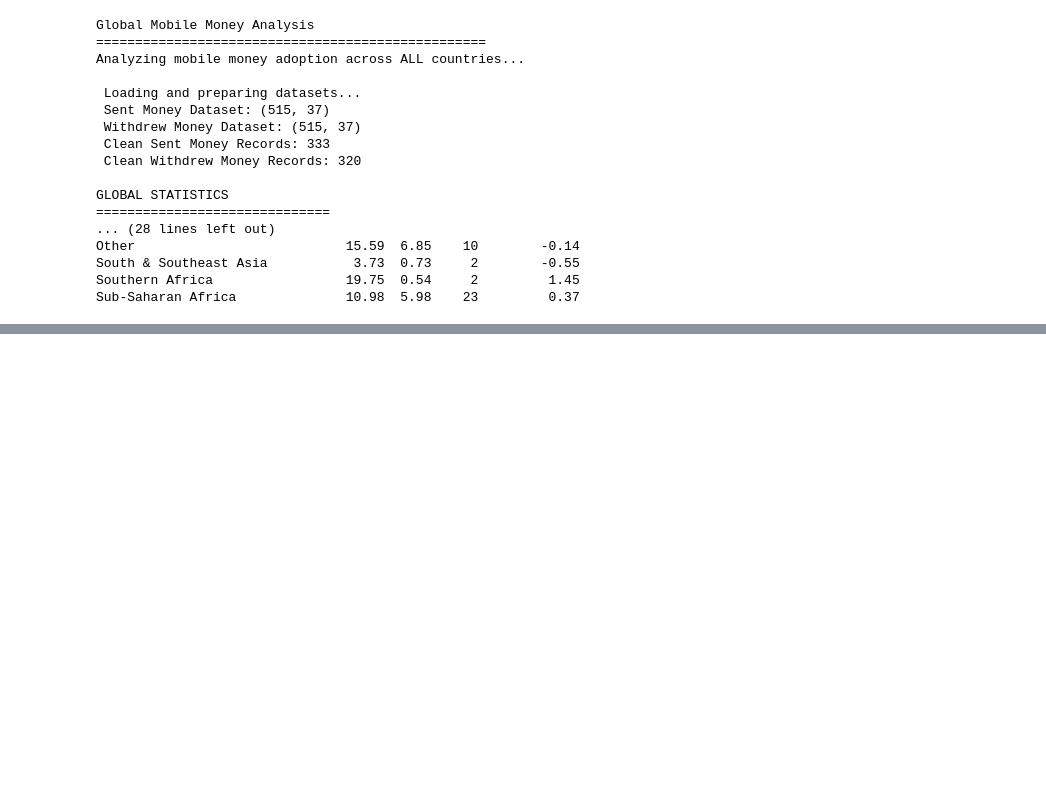
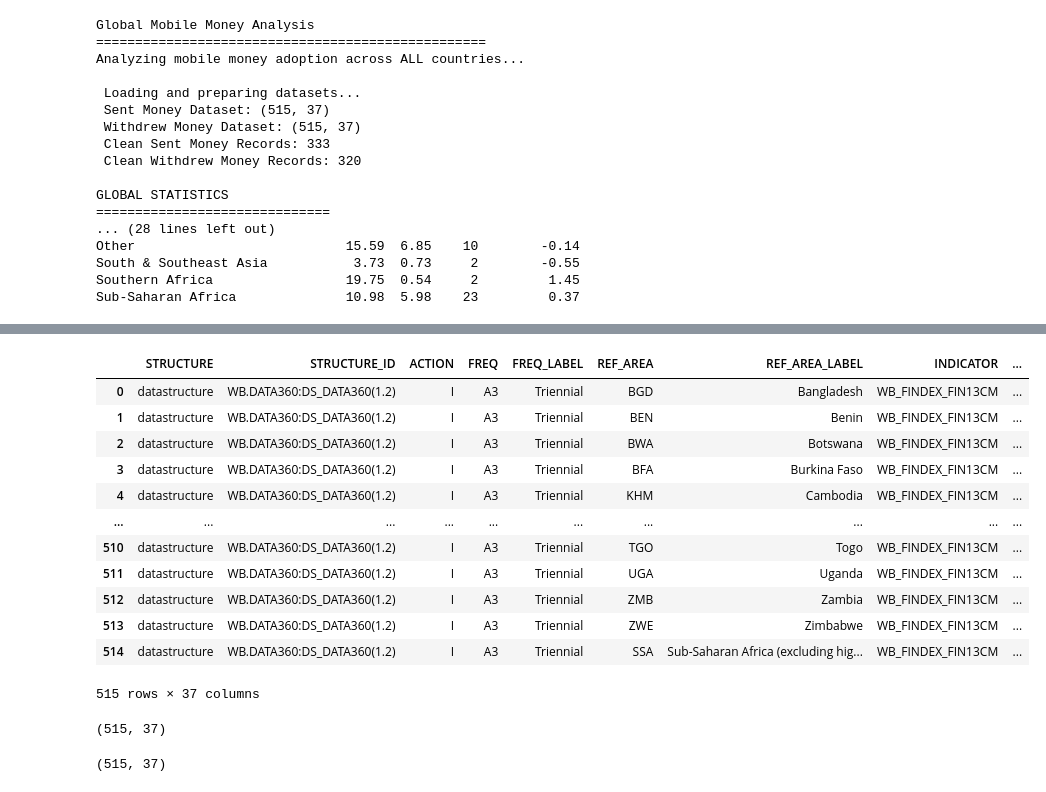
Before and after one commit to altechemist/NDTA631, a Jupyter notebook: notebooks/01_data_preparation.ipynb, the cells around one changed output, grey strips where cells are left out. Saved outputs shown, nothing was run; the diff lists cells and outputs as text; code cells hidden in the pictures; blank space fills up the shorter version.

```diff
--- a/notebooks/01_data_preparation.ipynb
+++ b/notebooks/01_data_preparation.ipynb
@@ -125,0 +153,24 @@ Sub-Saharan Africa              10.98  5.98    23         0.37
+# %%
+withdrew_df
+# %% [output]
+|  | STRUCTURE | STRUCTURE_ID | ACTION | FREQ | FREQ_LABEL | REF_AREA | REF_AREA_LABEL | INDICATOR | ... |
+| 0 | datastructure | WB.DATA360:DS_DATA360(1.2) | I | A3 | Triennial | BGD | Bangladesh | WB_FINDEX_FIN13CM | ... |
+| 1 | datastructure | WB.DATA360:DS_DATA360(1.2) | I | A3 | Triennial | BEN | Benin | WB_FINDEX_FIN13CM | ... |
+| 2 | datastructure | WB.DATA360:DS_DATA360(1.2) | I | A3 | Triennial | BWA | Botswana | WB_FINDEX_FIN13CM | ... |
+| 3 | datastructure | WB.DATA360:DS_DATA360(1.2) | I | A3 | Triennial | BFA | Burkina Faso | WB_FINDEX_FIN13CM | ... |
+| 4 | datastructure | WB.DATA360:DS_DATA360(1.2) | I | A3 | Triennial | KHM | Cambodia | WB_FINDEX_FIN13CM | ... |
+| ... | ... | ... | ... | ... | ... | ... | ... | ... | ... |
+| 510 | datastructure | WB.DATA360:DS_DATA360(1.2) | I | A3 | Triennial | TGO | Togo | WB_FINDEX_FIN13CM | ... |
+| 511 | datastructure | WB.DATA360:DS_DATA360(1.2) | I | A3 | Triennial | UGA | Uganda | WB_FINDEX_FIN13CM | ... |
+| 512 | datastructure | WB.DATA360:DS_DATA360(1.2) | I | A3 | Triennial | ZMB | Zambia | WB_FINDEX_FIN13CM | ... |
+| 513 | datastructure | WB.DATA360:DS_DATA360(1.2) | I | A3 | Triennial | ZWE | Zimbabwe | WB_FINDEX_FIN13CM | ... |
+| 514 | datastructure | WB.DATA360:DS_DATA360(1.2) | I | A3 | Triennial | SSA | Sub-Saharan Africa (excluding hig... | WB_FINDEX_FIN13CM | ... |
+515 rows × 37 columns
+# %%
+sent_df.shape
+# %% [output]
+(515, 37)
+# %%
+withdrew_df.shape
+# %% [output]
+(515, 37)
```
Also changed, not shown: parts of 11 cells of this notebook.
